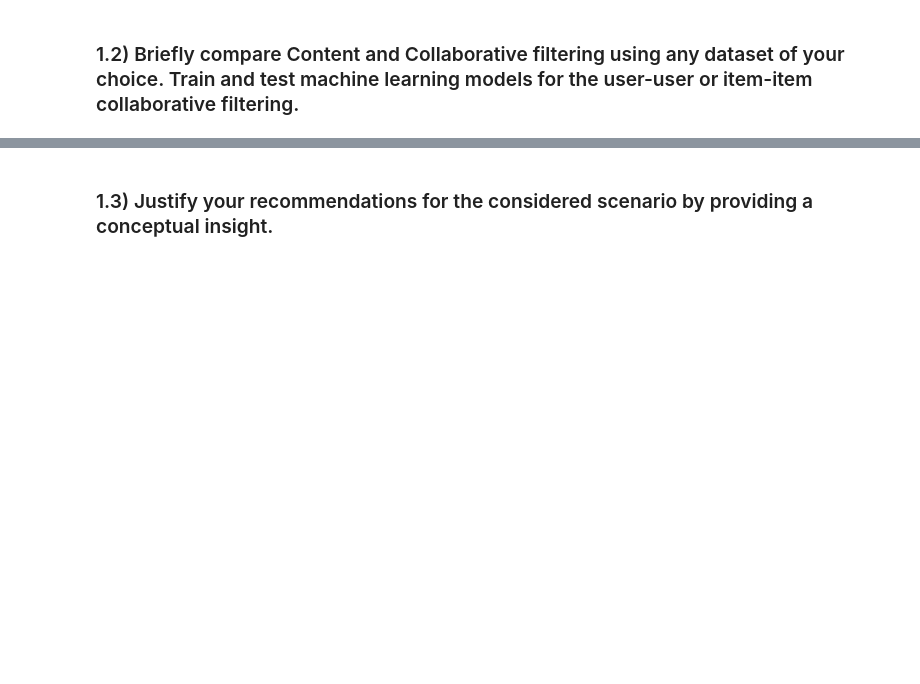
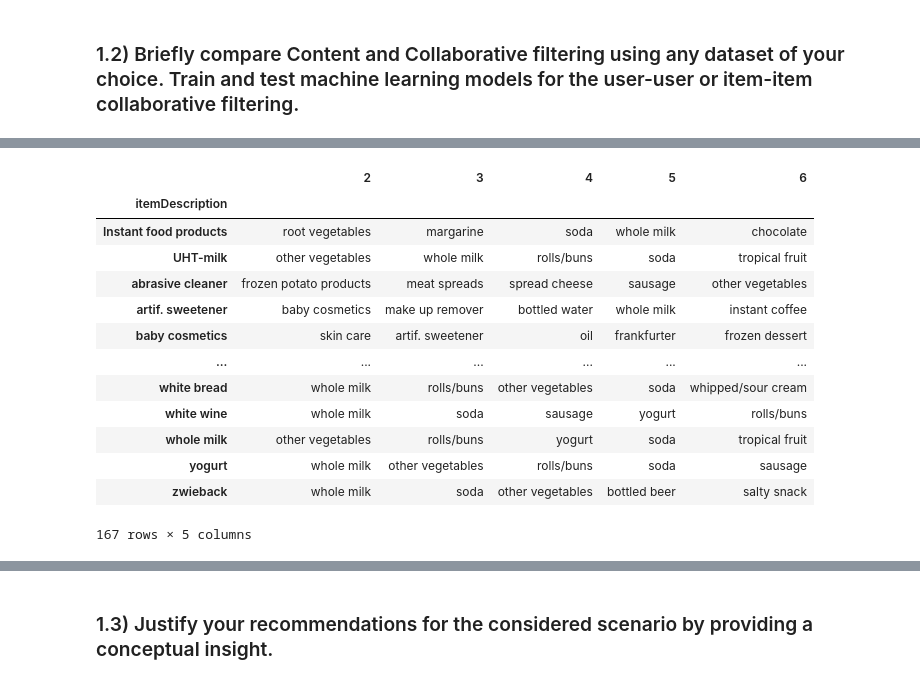
Before and after one commit to norodrigues111/Python-ML-Recommendation-System-and-Market-Basket-Analysis, a Jupyter notebook: NataliaRodrigues_HDip_DViz_ML_IntegratedCA.ipynb, the cells around one changed output, grey strips where cells are left out. Cells and saved outputs as stored; diff of their text form; code cells hidden in the pictures; blank space fills up the shorter version.

```diff
--- a/NataliaRodrigues_HDip_DViz_ML_IntegratedCA.ipynb
+++ b/NataliaRodrigues_HDip_DViz_ML_IntegratedCA.ipynb
@@ -189,0 +273,5 @@ Recommendation engines enable customers to find goods or services using differen
+# %%
+#Drop the Person column
+#data_ib = data_ib.iloc[:,1:]
+data_cf = data_cf.drop("Member_number", axis=1)
+data_cf.tail()
@@ -189,0 +286,5 @@ Recommendation engines enable customers to find goods or services using differen
+# %%
+# Create a placeholder dataframe listing item vs. item
+data_icf = pd.DataFrame(index=data_cf.columns,columns=data_cf.columns)
+
+data_icf.head()
@@ -189,0 +300,7 @@ Recommendation engines enable customers to find goods or services using differen
+# %%
+from scipy.spatial.distance import cosine
+for i in range(0,len(data_icf.columns)) :
+    # Loop through the columns for each column
+    for j in range(0,len(data_icf.columns)) :
+      # Fill in placeholder with cosine similarities
+      data_icf.iloc[i,j] = 1-cosine(data_cf.iloc[:,i],data_cf.iloc[:,j])
@@ -189,0 +334,24 @@ Recommendation engines enable customers to find goods or services using differen
+# %%
+data_neighbours = pd.DataFrame(index=data_icf.columns,columns=range(1,7))
+
+# Loop through our similarity dataframe and fill in neighbouring item names
+for i in range(0,len(data_icf.columns)):
+    data_neighbours.iloc[i,:6] = data_icf.iloc[0:,i].sort_values(ascending=False)[:6].index
+# %%
+# Print a sample
+data_neighbours.iloc[:,1:6]
+# %% [output]
+|  | 2 | 3 | 4 | 5 | 6 |
+| itemDescription |  |  |  |  |  |
+| Instant food products | root vegetables | margarine | soda | whole milk | chocolate |
+| UHT-milk | other vegetables | whole milk | rolls/buns | soda | tropical fruit |
+| abrasive cleaner | frozen potato products | meat spreads | spread cheese | sausage | other vegetables |
+| artif. sweetener | baby cosmetics | make up remover | bottled water | whole milk | instant coffee |
+| baby cosmetics | skin care | artif. sweetener | oil | frankfurter | frozen dessert |
+| ... | ... | ... | ... | ... | ... |
+| white bread | whole milk | rolls/buns | other vegetables | soda | whipped/sour cream |
+| white wine | whole milk | soda | sausage | yogurt | rolls/buns |
+| whole milk | other vegetables | rolls/buns | yogurt | soda | tropical fruit |
+| yogurt | whole milk | other vegetables | rolls/buns | soda | sausage |
+| zwieback | whole milk | soda | other vegetables | bottled beer | salty snack |
+167 rows × 5 columns
```
Also changed, not shown: parts of 58 cells of this notebook.
